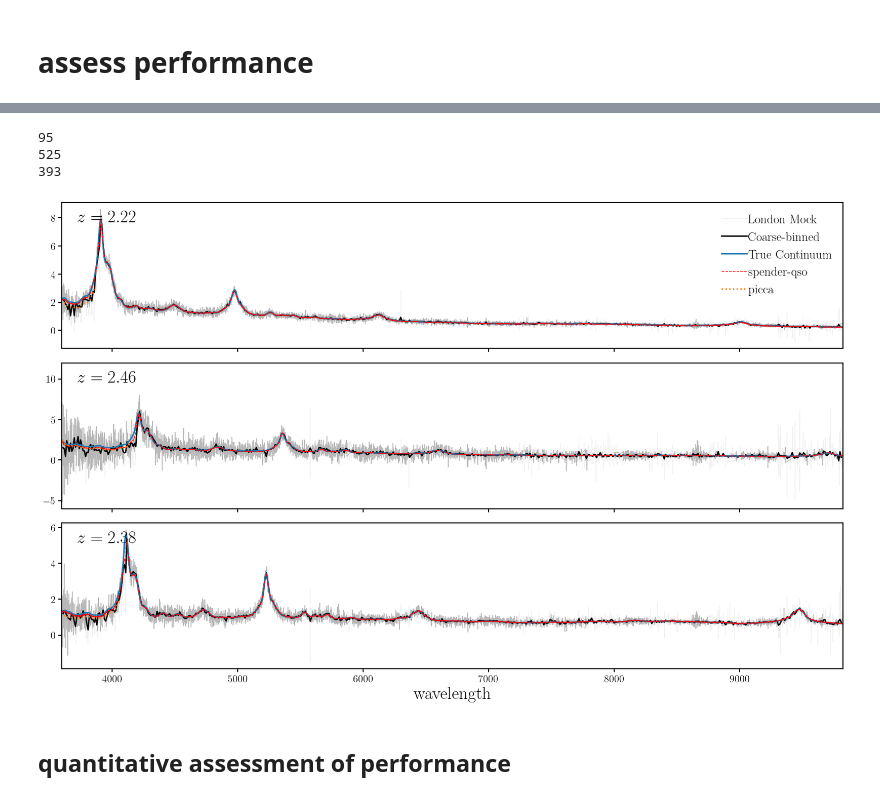
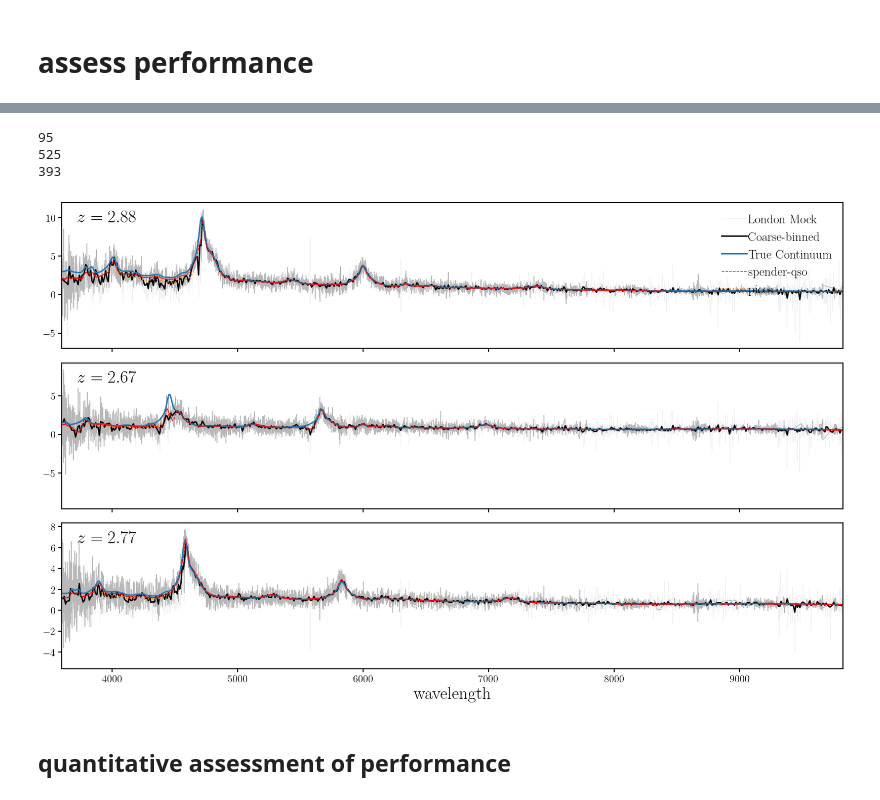
Before and after one commit to changhoonhahn/SpenderQ, a Jupyter notebook: bin/london/validation.ipynb, the cells around one changed output, grey strips where cells are left out. Cells and saved outputs as stored; diff of their text form; code cells hidden in the pictures.

```diff
--- a/bin/london/validation.ipynb
+++ b/bin/london/validation.ipynb
@@ -39,7 +39,7 @@ models, losses = load_model('/tigress/chhahn/spender_qso/models/qso.london.z_2p1
 # %% [markdown]
 # load batch
 # %%
-ibatch = 101
+ibatch = 301
 
 with open('/tigress/chhahn/spender_qso/train/DESIlondon_highz.rebin.iter%i_%i.pkl' % (niter, ibatch), "rb") as f:
     spec, w, z, target_id, norm, zerr = pickle.load(f)
@@ -84,3 +49,5 @@ def picca_continuum(tid):
+# %%
+picca = U.london_picca()
 # %% [markdown]
 # run `SpenderQ`
 # %%
@@ -112,8 +79,8 @@ for ii, igal in enumerate(highzs):
     sub.plot(models[0].wave_rest, spec_rest[igal], color='r', lw=1, ls='--', label='SpenderQ')
 
     # picca
-    spec_picca = picca_continuum(float(target_id[igal]))
-    sub.plot(wave_picca, spec_picca/norm[igal], color='C1', lw=2, ls=':', label='picca')
+    spec_picca = picca.get_continuum(int(target_id[igal]))
+    sub.plot(picca.wave_picca, spec_picca/norm[igal], color='C1', lw=2, ls=':', label='picca')
 
     #sub.axvline(1215.*(1+z[igal]), linestyle='--', color='k')
 
@@ -133,36 +100,36 @@ fig = plt.figure(figsize=(20,12))
 wave_rebin = np.arange(models[0].wave_obs[0], models[0].wave_obs[-1], 10)[1:-1]
 for ii, igal in enumerate([95, 525, 393]): #np.random.choice(np.arange(len(z)), size=3, replace=False)):
     print(igal)
     sub = fig.add_subplot(len(highzs), 1, ii+1)
     sub.plot(models[0].wave_obs, spec[igal], c='gray', alpha=0.1, lw=1, label='London Mock')
     sub.plot((models[0].wave_obs)[w[igal] > 0], (spec[igal])[w[igal] > 0], c='gray', alpha=0.5, lw=1)
 
     spec_rebin = U.trapz_rebin(np.array(models[0].wave_obs), np.array(spec[igal]), xnew=wave_rebin)
     sub.plot(wave_rebin, spec_rebin, c='k', lw=2, label='Coarse-binned')
 
     sub.plot(np.linspace(3.50e3, 1e4, 3251), true_cont[igal]/norm[igal], c='C0', lw=2, label='True Continuum')
     sub.plot(models[0].wave_rest * (1+z[igal]), spec_rest[igal], color='r', lw=1, ls='--', label='spender-qso')
 
 
     # picca
-    spec_picca = picca_continuum(float(target_id[igal]))
-    sub.plot(wave_picca * (1+float(z[igal])), spec_picca/norm[igal], color='C1', lw=2, ls=':', label='picca')
+    spec_picca = picca.get_continuum(int(target_id[igal]))
+    sub.plot(picca.wave_picca * (1+float(z[igal])), spec_picca/norm[igal], color='C1', lw=2, ls=':', label='picca')
 
     #sub.axvline(1215.*(1+z[igal]), linestyle='--', color='k')
 
     sub.text(0.02, 0.95, '$z=%.2f$' % z[igal], ha='left', va='top', fontsize=25, transform=sub.transAxes)
 
     sub.set_xlim(models[0].wave_obs[0], models[0].wave_obs[-1])#models[0].wave_rest[-1])
     if ii < len(highzs)-1: sub.set_xticklabels([])
     if ii == 0: sub.legend(loc='upper right', fontsize=18, handletextpad=0.1)
 sub.set_xlabel("wavelength", fontsize=25)
 fig.subplots_adjust(hspace=0.1)
 plt.show()
 # %% [output]
 95
 525
 393
-[figure, old version]
+[figure, new version]
 # %% [markdown]
 ## quantitative assessment of performance
 # %%
```
Also changed, not shown: parts of 6 cells of this notebook, 2 other files.
